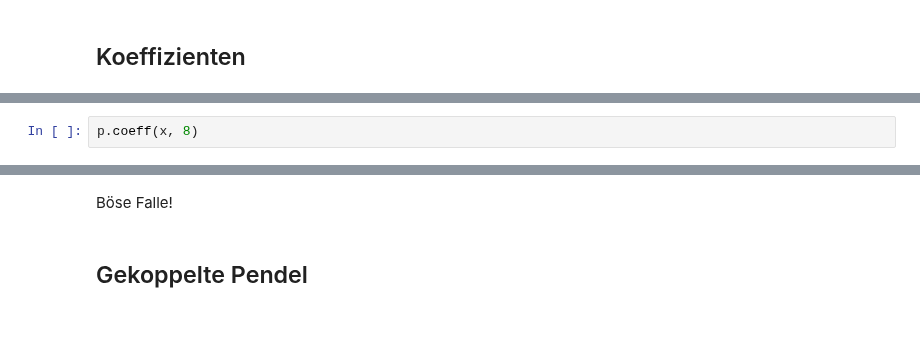
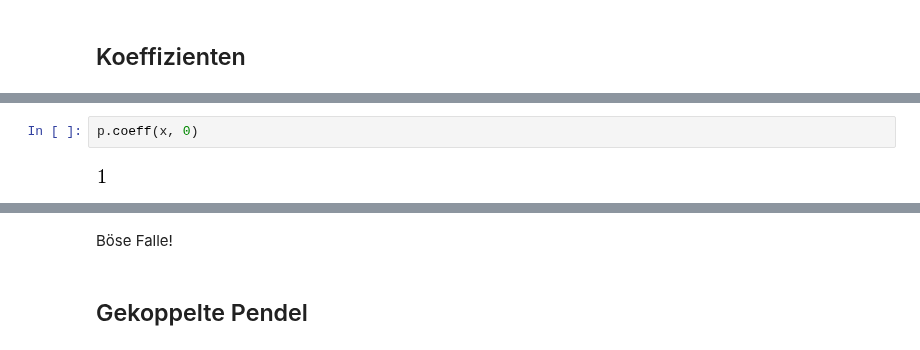
Before and after one commit to Ruediger-Braun/compana16, a Jupyter notebook: Lektion12.ipynb, the cells around one changed output, grey strips where cells are left out. Cells and saved outputs as stored; diff of their text form; blank space fills up the shorter version.

```diff
--- a/Lektion12.ipynb
+++ b/Lektion12.ipynb
@@ -24,5 +30,7 @@ p
 # %%
-p.coeff(x, 8)
+p.coeff(x, 0)
+# %% [output]
+[figure, added]
 # %%
 a = ((1-exp(x)+exp(2*x))**5).expand()
 a
```
Also changed, not shown: parts of 41 cells of this notebook.
